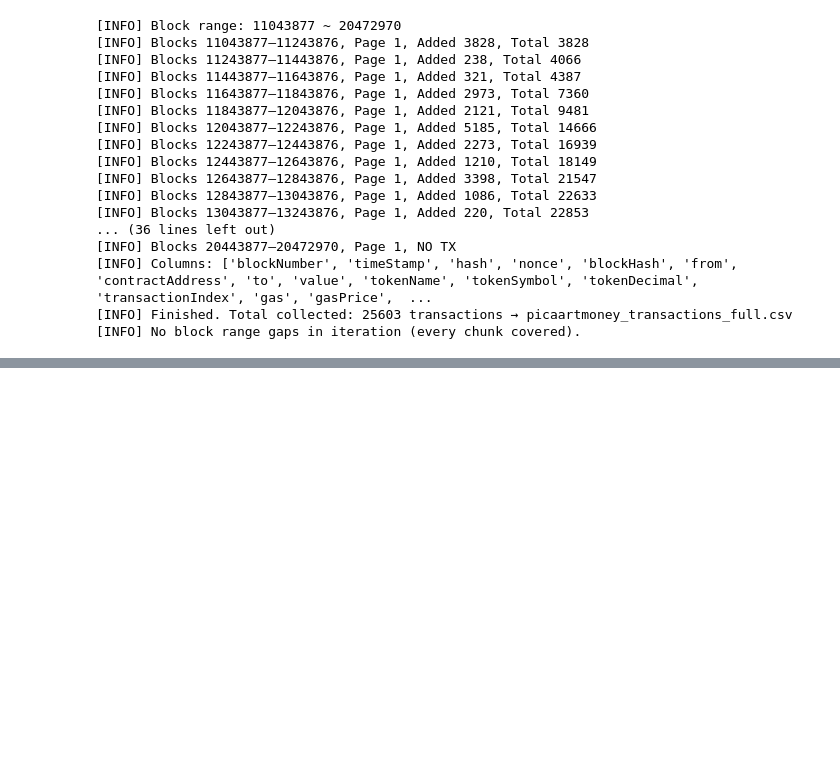
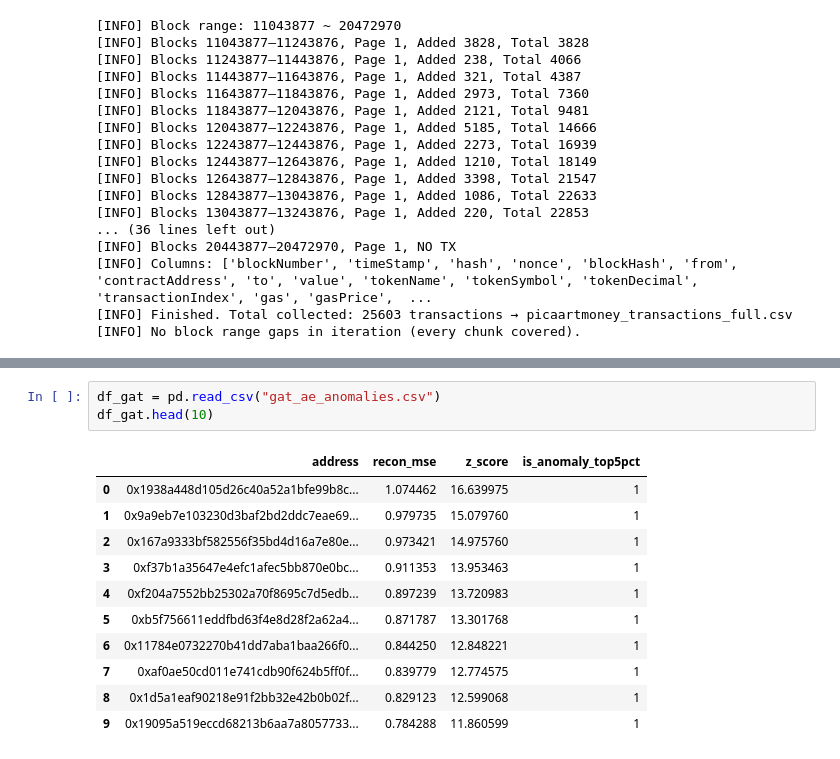
Before and after one commit to kim-bo-saeng/personal_project, a Jupyter notebook: GNN/GAT_GAE.ipynb, the cells around one changed output, grey strips where cells are left out. Cells and saved outputs as stored; diff of their text form; blank space fills up the shorter version.

```diff
--- a/GNN/GAT_GAE.ipynb
+++ b/GNN/GAT_GAE.ipynb
@@ -558,0 +897,15 @@ df
+# %%
+df_gat = pd.read_csv("gat_ae_anomalies.csv")
+df_gat.head(10)
+# %% [output]
+|  | address | recon_mse | z_score | is_anomaly_top5pct |
+| 0 | 0x1938a448d105d26c40a52a1bfe99b8c... | 1.074462 | 16.639975 | 1 |
+| 1 | 0x9a9eb7e103230d3baf2bd2ddc7eae69... | 0.979735 | 15.079760 | 1 |
+| 2 | 0x167a9333bf582556f35bd4d16a7e80e... | 0.973421 | 14.975760 | 1 |
+| 3 | 0xf37b1a35647e4efc1afec5bb870e0bc... | 0.911353 | 13.953463 | 1 |
+| 4 | 0xf204a7552bb25302a70f8695c7d5edb... | 0.897239 | 13.720983 | 1 |
+| 5 | 0xb5f756611eddfbd63f4e8d28f2a62a4... | 0.871787 | 13.301768 | 1 |
+| 6 | 0x11784e0732270b41dd7aba1baa266f0... | 0.844250 | 12.848221 | 1 |
+| 7 | 0xaf0ae50cd011e741cdb90f624b5ff0f... | 0.839779 | 12.774575 | 1 |
+| 8 | 0x1d5a1eaf90218e91f2bb32e42b0b02f... | 0.829123 | 12.599068 | 1 |
+| 9 | 0x19095a519eccd68213b6aa7a8057733... | 0.784288 | 11.860599 | 1 |
```
Also changed, not shown: parts of 28 cells of this notebook, 8 other files.
